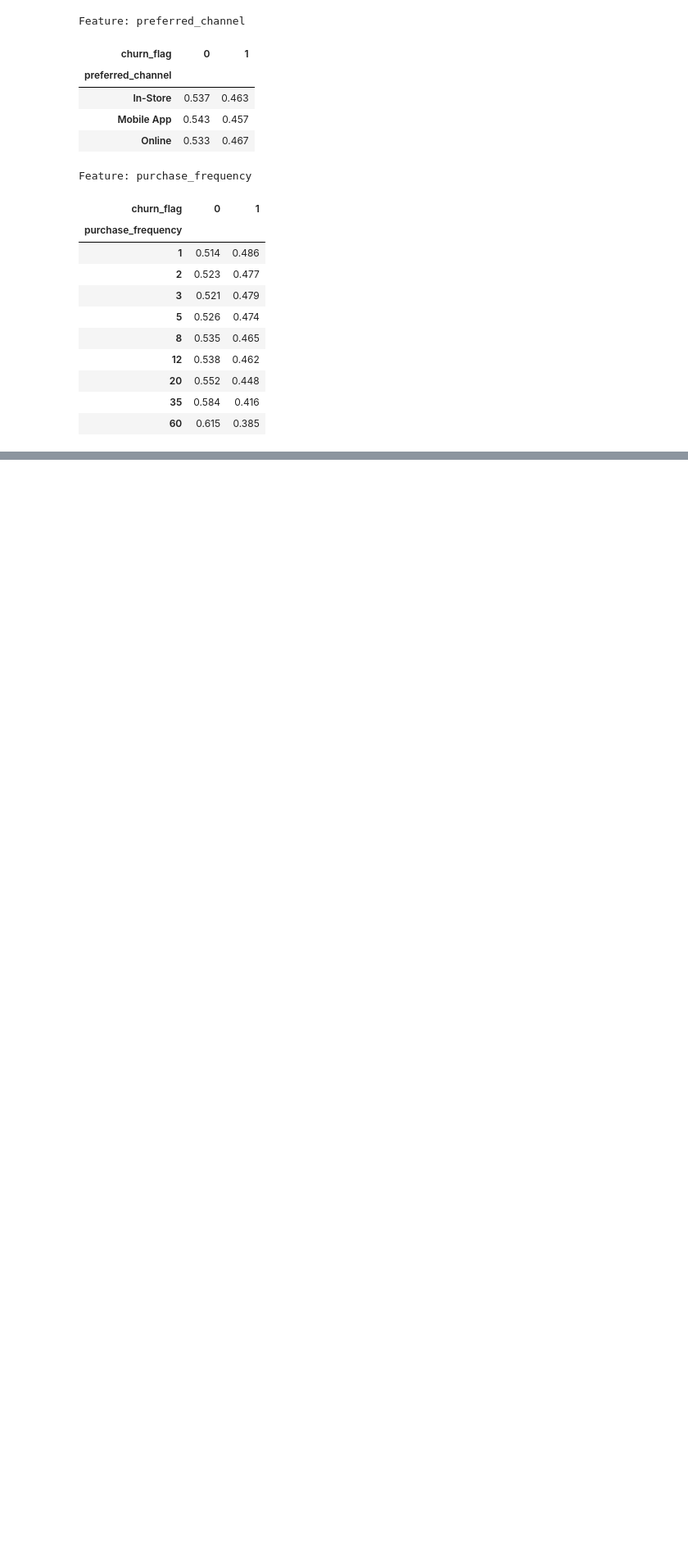
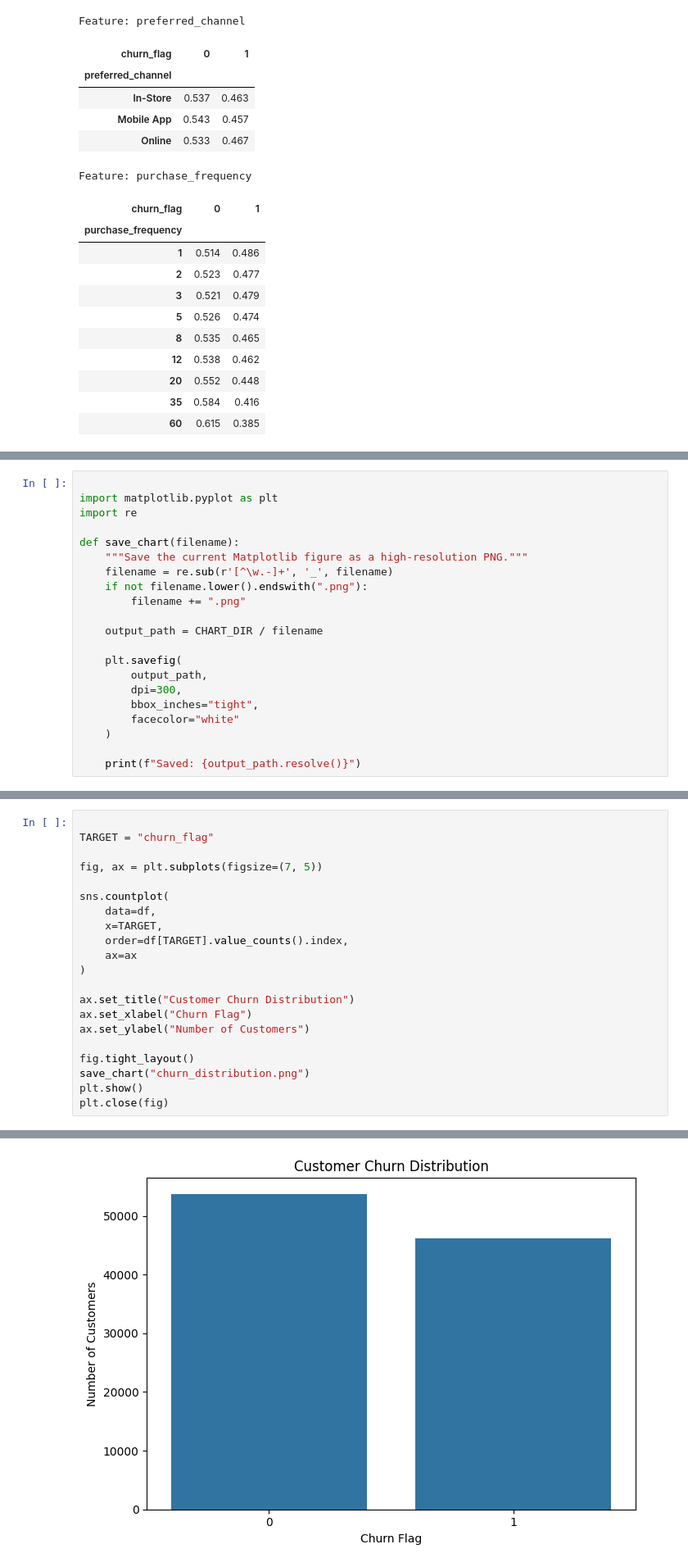
Before and after one commit to nehansa2003/AWS_Project, a Jupyter notebook: notebooks/EDA.ipynb, the cells around one changed output, grey strips where cells are left out. Shown at 82% size. Drawn from its saved outputs; the diff is of its cells as text; blank space fills up the shorter version.

Commit message:
save charts

```diff
--- a/notebooks/EDA.ipynb
+++ b/notebooks/EDA.ipynb
@@ -851,0 +877,21 @@ Feature: purchase_frequency
+# %%
+
+import matplotlib.pyplot as plt
+import re
+
+def save_chart(filename):
+    """Save the current Matplotlib figure as a high-resolution PNG."""
+    filename = re.sub(r'[^\w.-]+', '_', filename)
+    if not filename.lower().endswith(".png"):
+        filename += ".png"
+
+    output_path = CHART_DIR / filename
+
+    plt.savefig(
+        output_path,
+        dpi=300,
+        bbox_inches="tight",
+        facecolor="white"
+    )
+
+    print(f"Saved: {output_path.resolve()}")
@@ -851,0 +963,22 @@ Feature: purchase_frequency
+# %%
+
+TARGET = "churn_flag"
+
+fig, ax = plt.subplots(figsize=(7, 5))
+
+sns.countplot(
+    data=df,
+    x=TARGET,
+    order=df[TARGET].value_counts().index,
+    ax=ax
+)
+
+ax.set_title("Customer Churn Distribution")
+ax.set_xlabel("Churn Flag")
+ax.set_ylabel("Number of Customers")
+
+fig.tight_layout()
+save_chart("churn_distribution.png")
+plt.show()
+plt.close(fig)
+# %% [output]
@@ -851,0 +986 @@ Feature: purchase_frequency
+[figure, added]
```
Also changed, not shown: parts of 9 cells of this notebook, 30 other files.
